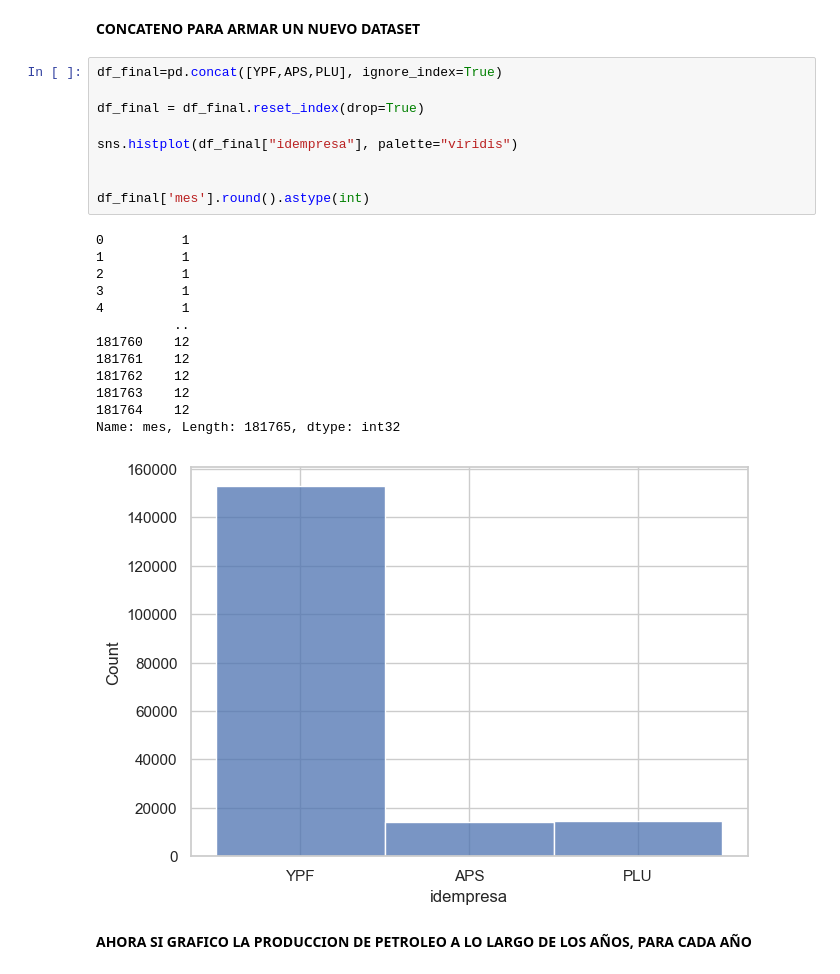
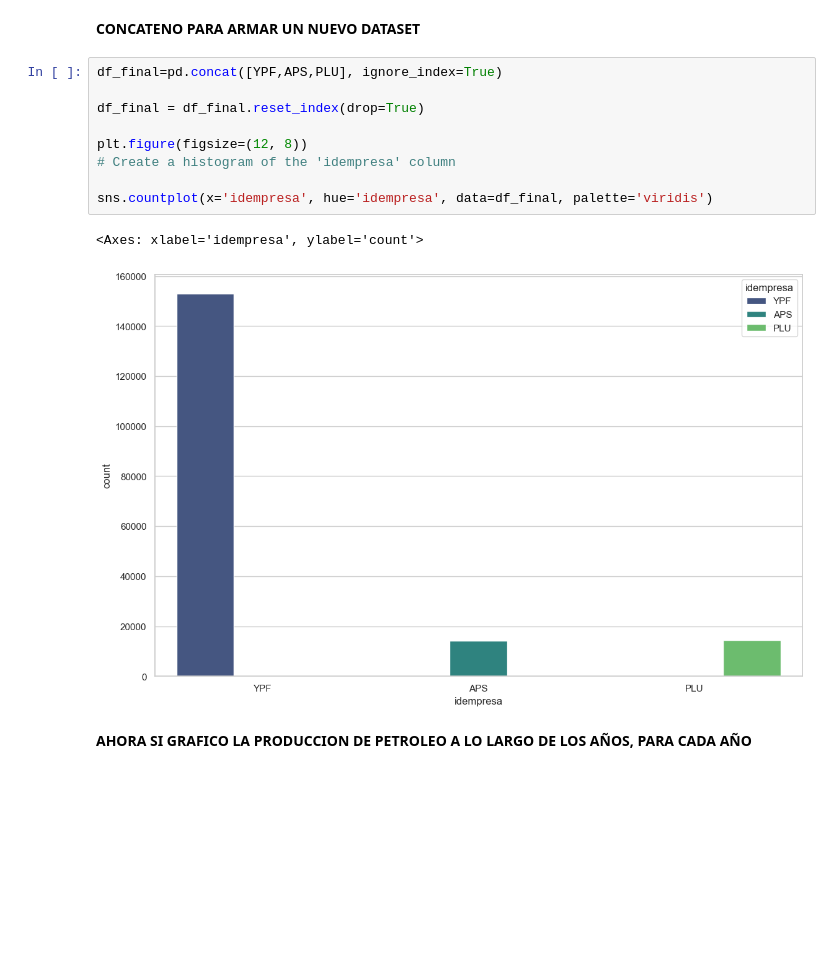
Before and after one commit to FelipeC2T/Pozos_Argentina, a Jupyter notebook: Analisis_Pozos.ipynb, the cells around one changed output. Cells and saved outputs as stored; diff of their text form; blank space fills up the shorter version.

```diff
--- a/Analisis_Pozos.ipynb
+++ b/Analisis_Pozos.ipynb
@@ -238,26 +242,15 @@ df_idempresa.describe()
 # %%
 df_final=pd.concat([YPF,APS,PLU], ignore_index=True)
 
 df_final = df_final.reset_index(drop=True)
 
-sns.histplot(df_final["idempresa"], palette="viridis")
+plt.figure(figsize=(12, 8))
+# Create a histogram of the 'idempresa' column
 
-
-df_final['mes'].round().astype(int)
+sns.countplot(x='idempresa', hue='idempresa', data=df_final, palette='viridis')
 # %% [output]
-0          1
-1          1
-2          1
-3          1
-4          1
-          ..
-181760    12
-181761    12
-181762    12
-181763    12
-181764    12
-Name: mes, Length: 181765, dtype: int32
+<Axes: xlabel='idempresa', ylabel='count'>
-[figure, old version]
+[figure, new version]
 # %% [markdown]
 **AHORA SI GRAFICO LA PRODUCCION DE PETROLEO A LO LARGO DE LOS AÑOS, PARA CADA AÑO**
 # %%
```
Also changed, not shown: parts of 9 cells of this notebook.
